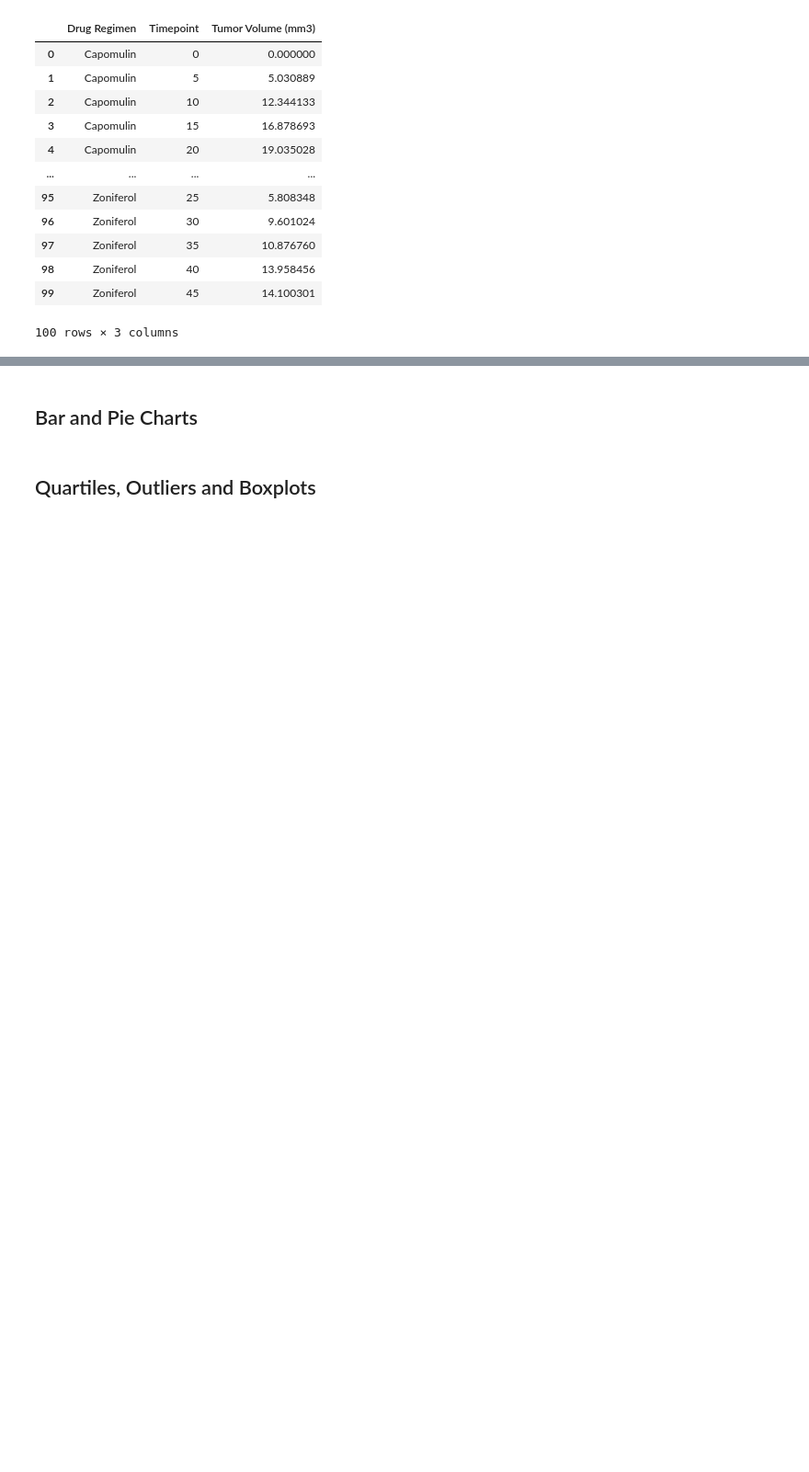
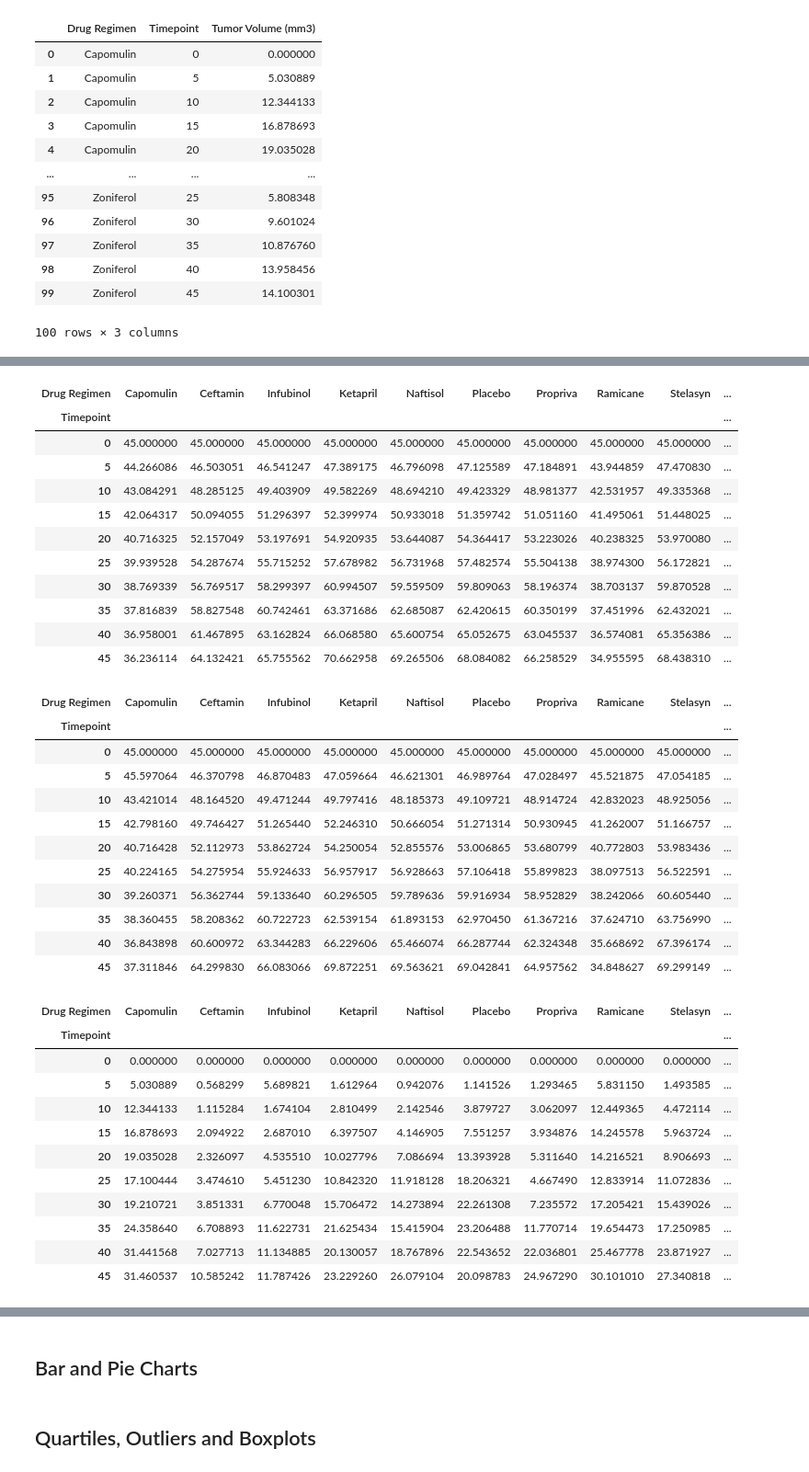
Before and after one commit to nataliesmith32/Matplotlib, a Jupyter notebook: Pymaceuticals_pymaceuticals_starter.ipynb, the cells around one changed output, grey strips where cells are left out. Shown at 92% size. Cells and saved outputs as stored; diff of their text form; code cells hidden in the pictures; blank space fills up the shorter version.

```diff
--- a/Pymaceuticals_pymaceuticals_starter.ipynb
+++ b/Pymaceuticals_pymaceuticals_starter.ipynb
@@ -184,6 +184,6 @@ tumorvar
 100 rows × 3 columns
 # %%
 #standard deviation
-tumorvar = pd.DataFrame(byemouse.groupby(['Drug Regimen', 'Timepoint'])['Tumor Volume (mm3)'].var())
-tumorvar = tumorvar.reset_index()
-tumorvar
+tumorstd = pd.DataFrame(byemouse.groupby(['Drug Regimen', 'Timepoint'])['Tumor Volume (mm3)'].std())
+tumorstd = tumorstd.reset_index()
+tumorstd
@@ -189,0 +204,5 @@ tumorvar
+# %%
+#sem
+tumorsem = pd.DataFrame(byemouse.groupby(['Drug Regimen', 'Timepoint'])['Tumor Volume (mm3)'].sem())
+tumorsem = tumorsem.reset_index()
+tumorsem
@@ -190,5 +223,55 @@ tumorvar
 # %%
 # Generate a summary statistics table of mean, median, variance, standard deviation, and SEM of the tumor volume for each regimen
+tumormean = tumormean.pivot(values='Tumor Volume (mm3)', index='Timepoint', columns='Drug Regimen')
+tumormedian = tumormedian.pivot(values='Tumor Volume (mm3)', index='Timepoint', columns='Drug Regimen')
+tumorvar = tumorvar.pivot(values='Tumor Volume (mm3)', index='Timepoint', columns='Drug Regimen')
+tumorstd = tumorstd.pivot(values='Tumor Volume (mm3)', index='Timepoint', columns='Drug Regimen')
+tumorsem = tumorsem.pivot(values='Tumor Volume (mm3)', index='Timepoint', columns='Drug Regimen')
 
+# Preview that Reformatting worked
+display(tumormean)
+display(tumormedian)
+display(tumorvar)
+display(tumorstd)
+display(tumorsem)
+
+tumormean.dtypes
 
 # Using the aggregation method, produce the same summary statistics in a single line
+# %% [output]
+| Drug Regimen | Capomulin | Ceftamin | Infubinol | Ketapril | Naftisol | Placebo | Propriva | Ramicane | Stelasyn | ... |
+| Timepoint |  |  |  |  |  |  |  |  |  | ... |
+| 0 | 45.000000 | 45.000000 | 45.000000 | 45.000000 | 45.000000 | 45.000000 | 45.000000 | 45.000000 | 45.000000 | ... |
+| 5 | 44.266086 | 46.503051 | 46.541247 | 47.389175 | 46.796098 | 47.125589 | 47.184891 | 43.944859 | 47.470830 | ... |
+| 10 | 43.084291 | 48.285125 | 49.403909 | 49.582269 | 48.694210 | 49.423329 | 48.981377 | 42.531957 | 49.335368 | ... |
+| 15 | 42.064317 | 50.094055 | 51.296397 | 52.399974 | 50.933018 | 51.359742 | 51.051160 | 41.495061 | 51.448025 | ... |
+| 20 | 40.716325 | 52.157049 | 53.197691 | 54.920935 | 53.644087 | 54.364417 | 53.223026 | 40.238325 | 53.970080 | ... |
+| 25 | 39.939528 | 54.287674 | 55.715252 | 57.678982 | 56.731968 | 57.482574 | 55.504138 | 38.974300 | 56.172821 | ... |
+| 30 | 38.769339 | 56.769517 | 58.299397 | 60.994507 | 59.559509 | 59.809063 | 58.196374 | 38.703137 | 59.870528 | ... |
+| 35 | 37.816839 | 58.827548 | 60.742461 | 63.371686 | 62.685087 | 62.420615 | 60.350199 | 37.451996 | 62.432021 | ... |
+| 40 | 36.958001 | 61.467895 | 63.162824 | 66.068580 | 65.600754 | 65.052675 | 63.045537 | 36.574081 | 65.356386 | ... |
+| 45 | 36.236114 | 64.132421 | 65.755562 | 70.662958 | 69.265506 | 68.084082 | 66.258529 | 34.955595 | 68.438310 | ... |
+| Drug Regimen | Capomulin | Ceftamin | Infubinol | Ketapril | Naftisol | Placebo | Propriva | Ramicane | Stelasyn | ... |
+| Timepoint |  |  |  |  |  |  |  |  |  | ... |
+| 0 | 45.000000 | 45.000000 | 45.000000 | 45.000000 | 45.000000 | 45.000000 | 45.000000 | 45.000000 | 45.000000 | ... |
+| 5 | 45.597064 | 46.370798 | 46.870483 | 47.059664 | 46.621301 | 46.989764 | 47.028497 | 45.521875 | 47.054185 | ... |
+| 10 | 43.421014 | 48.164520 | 49.471244 | 49.797416 | 48.185373 | 49.109721 | 48.914724 | 42.832023 | 48.925056 | ... |
+| 15 | 42.798160 | 49.746427 | 51.265440 | 52.246310 | 50.666054 | 51.271314 | 50.930945 | 41.262007 | 51.166757 | ... |
+| 20 | 40.716428 | 52.112973 | 53.862724 | 54.250054 | 52.855576 | 53.006865 | 53.680799 | 40.772803 | 53.983436 | ... |
+| 25 | 40.224165 | 54.275954 | 55.924633 | 56.957917 | 56.928663 | 57.106418 | 55.899823 | 38.097513 | 56.522591 | ... |
+| 30 | 39.260371 | 56.362744 | 59.133640 | 60.296505 | 59.789636 | 59.916934 | 58.952829 | 38.242066 | 60.605440 | ... |
+| 35 | 38.360455 | 58.208362 | 60.722723 | 62.539154 | 61.893153 | 62.970450 | 61.367216 | 37.624710 | 63.756990 | ... |
+| 40 | 36.843898 | 60.600972 | 63.344283 | 66.229606 | 65.466074 | 66.287744 | 62.324348 | 35.668692 | 67.396174 | ... |
+| 45 | 37.311846 | 64.299830 | 66.083066 | 69.872251 | 69.563621 | 69.042841 | 64.957562 | 34.848627 | 69.299149 | ... |
+| Drug Regimen | Capomulin | Ceftamin | Infubinol | Ketapril | Naftisol | Placebo | Propriva | Ramicane | Stelasyn | ... |
+| Timepoint |  |  |  |  |  |  |  |  |  | ... |
+| 0 | 0.000000 | 0.000000 | 0.000000 | 0.000000 | 0.000000 | 0.000000 | 0.000000 | 0.000000 | 0.000000 | ... |
+| 5 | 5.030889 | 0.568299 | 5.689821 | 1.612964 | 0.942076 | 1.141526 | 1.293465 | 5.831150 | 1.493585 | ... |
+| 10 | 12.344133 | 1.115284 | 1.674104 | 2.810499 | 2.142546 | 3.879727 | 3.062097 | 12.449365 | 4.472114 | ... |
+| 15 | 16.878693 | 2.094922 | 2.687010 | 6.397507 | 4.146905 | 7.551257 | 3.934876 | 14.245578 | 5.963724 | ... |
+| 20 | 19.035028 | 2.326097 | 4.535510 | 10.027796 | 7.086694 | 13.393928 | 5.311640 | 14.216521 | 8.906693 | ... |
+| 25 | 17.100444 | 3.474610 | 5.451230 | 10.842320 | 11.918128 | 18.206321 | 4.667490 | 12.833914 | 11.072836 | ... |
+| 30 | 19.210721 | 3.851331 | 6.770048 | 15.706472 | 14.273894 | 22.261308 | 7.235572 | 17.205421 | 15.439026 | ... |
+| 35 | 24.358640 | 6.708893 | 11.622731 | 21.625434 | 15.415904 | 23.206488 | 11.770714 | 19.654473 | 17.250985 | ... |
+| 40 | 31.441568 | 7.027713 | 11.134885 | 20.130057 | 18.767896 | 22.543652 | 22.036801 | 25.467778 | 23.871927 | ... |
+| 45 | 31.460537 | 10.585242 | 11.787426 | 23.229260 | 26.079104 | 20.098783 | 24.967290 | 30.101010 | 27.340818 | ... |
```
Also changed, not shown: parts of 3 cells of this notebook.
